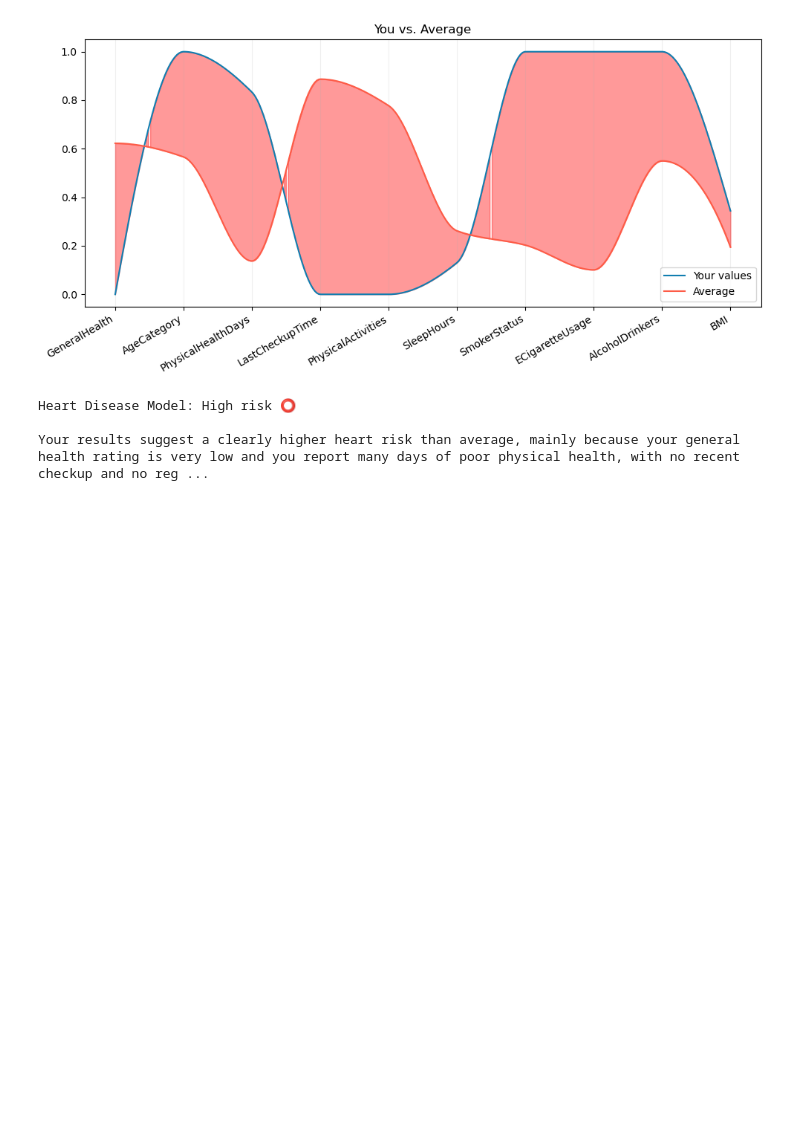
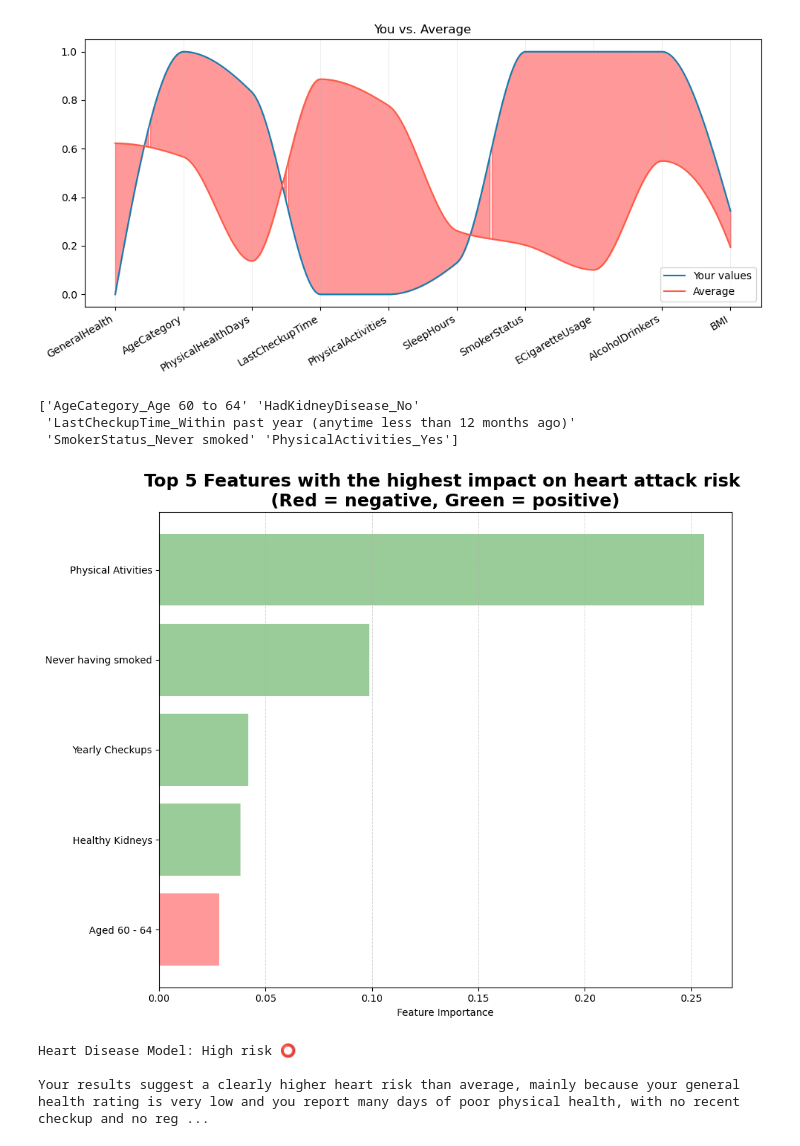
Before and after one commit to Victor34567/Heart-Risk-Prediction-Repository, a Jupyter notebook: Best_XGB_fixed.ipynb, the cells around one changed output. Saved outputs shown, nothing was run; the diff lists cells and outputs as text; code cells hidden in the pictures; blank space fills up the shorter version.

Commit message:
plot

```diff
--- a/Best_XGB_fixed.ipynb
+++ b/Best_XGB_fixed.ipynb
@@ -446,6 +446,58 @@ plt.tight_layout()
 plt.show()
 # %% [output]
 [figure]
+# %%
+# Plot the importances of each of the top 5 relevant features
+import joblib
+import numpy as np
+import matplotlib.pyplot as plt
+
+pipe = joblib.load("final_heart_model.pkl")
+
+# 1. Extract final model + preprocessor
+model = pipe.named_steps["model"]       # adjust: maybe "model" or "xgb"
+pre   = pipe.named_steps["preprocessor"]       # adjust
+
+# 2. Get processed feature names
+num_features = pre.named_transformers_["num"].get_feature_names_out()
+cat_features = pre.named_transformers_["cat"].get_feature_names_out()
+feature_names = np.concatenate([num_features, cat_features])
+
+# 3. Get feature importances from model
+importances = model.feature_importances_
+
+# 4. Sort and plot
+idx = np.argsort(importances)
+
+idx_top5 = idx[-5:]
+
+# Extract values
+top_features = feature_names[idx_top5]
+top_importances = importances[idx_top5]
+
+# Sort again for clean plotting (small → large)
+order = np.argsort(top_importances)
+top_features = top_features[order]
+top_importances = top_importances[order]
+print(top_features)
+plt.figure(figsize=(10, 8))
+colors = ["green"] * len(top_features)
+colors[top_features.tolist().index("AgeCategory_Age 60 to 64")] = "red"
+plt.barh(range(len(top_importances)), top_importances, color=colors, alpha = 0.4)
+plt.xlabel("Feature Importance")
+plt.title("Top 5 Features with the highest impact on heart attack risk \n(Red = negative, Green = positive)",
+          fontweight = "bold",
+          fontsize=18
+          )
+plt.yticks([4, 3, 2, 1, 0], ["Physical Ativities", "Never having smoked", "Yearly Checkups", "Healthy Kidneys", "Aged 60 - 64"])
+plt.tight_layout()
+plt.grid(axis="x", linestyle="--", linewidth=0.7, alpha=0.5)
+plt.show()
+# %% [output]
+['AgeCategory_Age 60 to 64' 'HadKidneyDisease_No'
+ 'LastCheckupTime_Within past year (anytime less than 12 months ago)'
+ 'SmokerStatus_Never smoked' 'PhysicalActivities_Yes']
+[figure, added]
 # %%
 # Language Model advice web - Help fixing your bad values
 from openai import OpenAI
```
